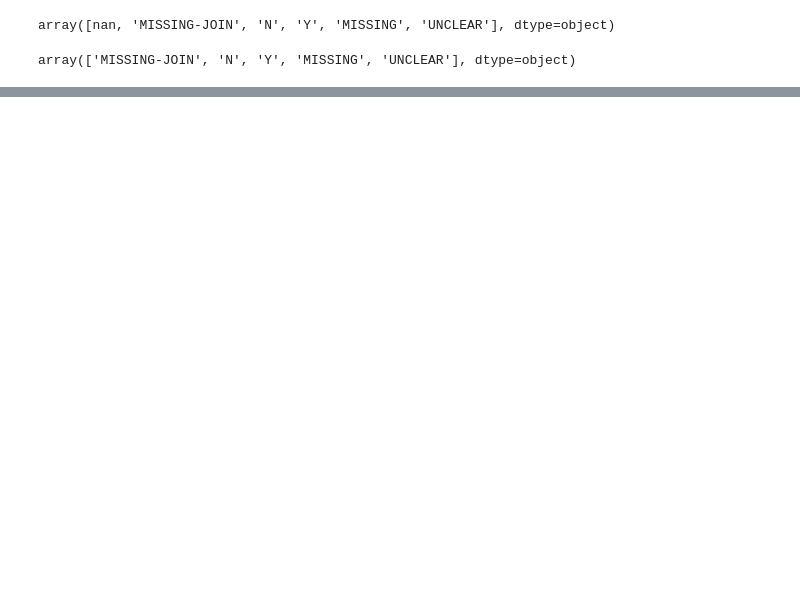
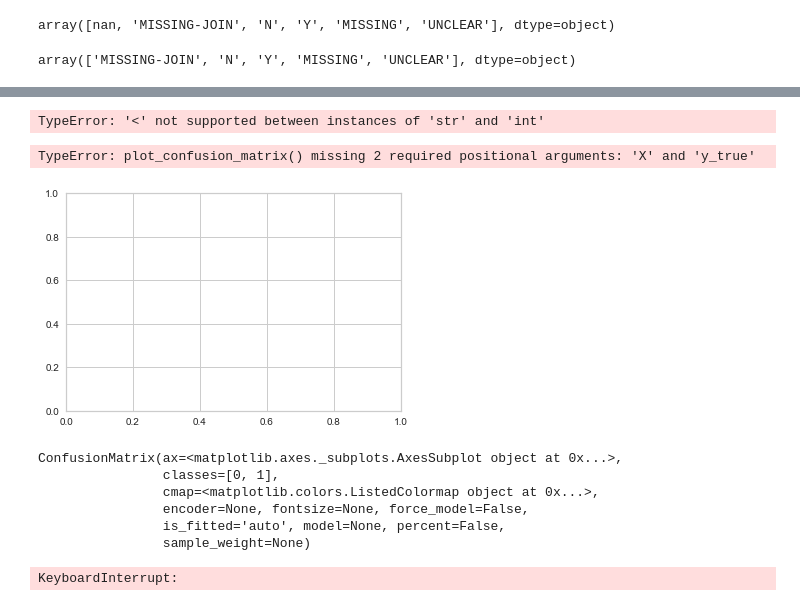
Before and after one commit to joseh4/classifying_gang_violence, a Jupyter notebook: working_notebook.ipynb, the cells around one changed output, grey strips where cells are left out. Drawn from its saved outputs; the diff is of its cells as text; code cells hidden in the pictures; blank space fills up the shorter version.

```diff
--- a/working_notebook.ipynb
+++ b/working_notebook.ipynb
@@ -469,0 +1171,4 @@ memory usage: 43.2+ MB
+# %%
+pcf = confusion_matrix(y_train_sm, y_pred)
+# %% [output]
+TypeError: '<' not supported between instances of 'str' and 'int'
@@ -469,0 +1182,59 @@ memory usage: 43.2+ MB
+# %%
+from sklearn.metrics import plot_confusion_matrix
+
+
+def plot_confusion_matrix(cm, classes,
+                          normalize=False,
+                          title='Confusion matrix',
+                          cmap=plt.cm.Greens):
+    """
+    This function prints and plots the confusion matrix.
+    Normalization can be applied by setting `normalize=True`.
+    """
+    if normalize:
+#         if normalized, convert the confusion matrix to a float, then divide the top quadrants by the summation of the top row
+#           and bottom quadrants by the summation of the bottom row to get a percentage for each quadrant.
+        cm = cm.astype('float') / cm.sum(axis=1)[:, np.newaxis]
+        print("Normalized confusion matrix")
+    else:
+        print('Confusion Matrix, without normalization')
+
+    print(cm)
+
+#     Set the plt with the confusion matrix, the colors defined (in this case default)
+    plt.imshow(cm, interpolation='nearest', cmap=cmap) # <- What is interpolation?
+    plt.title(title)
+    plt.colorbar()
+    tick_marks = np.arange(len(classes))
+    plt.xticks(tick_marks, classes, rotation=45)
+    plt.yticks(tick_marks, classes)
+
+# what is all of this?
+    fmt = '.2f' if normalize else 'd'
+    thresh = cm.max() / 2.
+    for i, j in itertools.product(range(cm.shape[0]), range(cm.shape[1])):
+        plt.text(j, i, format(cm[i, j], fmt),
+                 horizontalalignment="center",
+                 color="white" if cm[i, j] > thresh else "black")
+    plt.tight_layout()
+    plt.ylabel('True label')
+    plt.xlabel('Predicted label')
+# %% [output]
+TypeError: plot_confusion_matrix() missing 2 required positional arguments: 'X' and 'y_true'
+# %%
+cm = ConfusionMatrix(gbc, classes=[0,1])
+# %% [output]
+[figure, added]
+# %%
+cm.fit(X_train_sm, y_train_sm)
+# %% [output]
+ConfusionMatrix(ax=<matplotlib.axes._subplots.AxesSubplot object at 0x...>,
+                classes=[0, 1],
+                cmap=<matplotlib.colors.ListedColormap object at 0x...>,
+                encoder=None, fontsize=None, force_model=False,
+                is_fitted='auto', model=None, percent=False,
+                sample_weight=None)
+# %%
+cm.score(X_train_sm, y_train_sm)
+# %% [output]
+KeyboardInterrupt:
```
Also changed, not shown: parts of 137 cells of this notebook.
